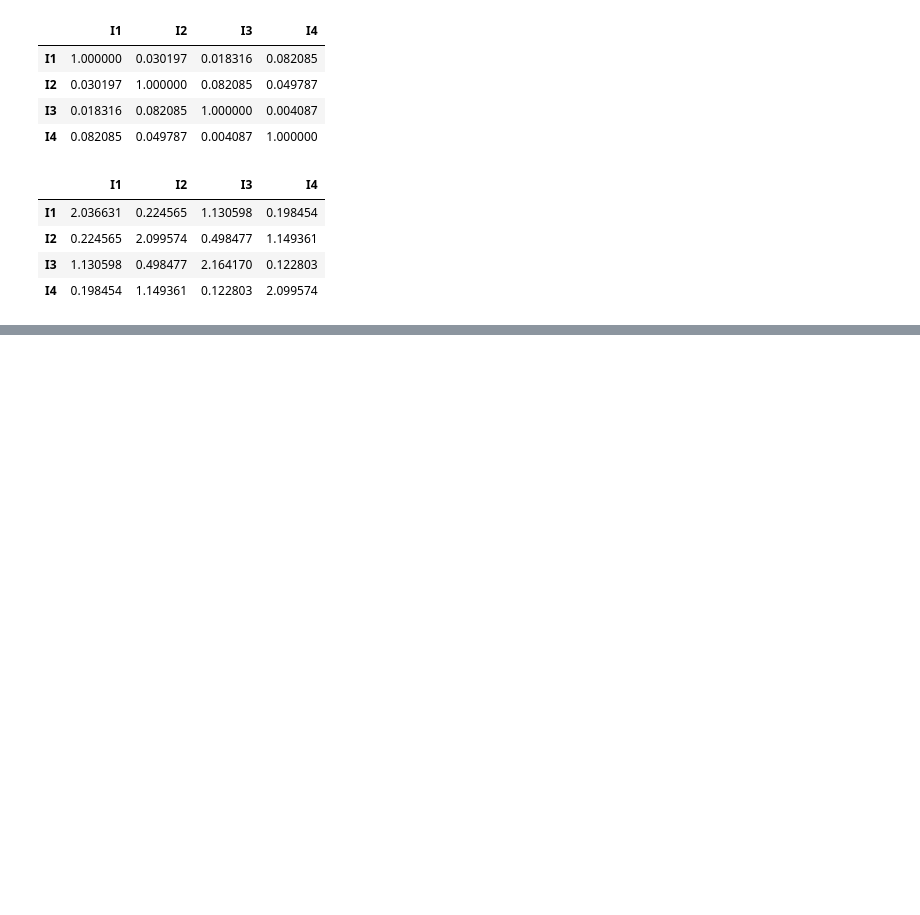
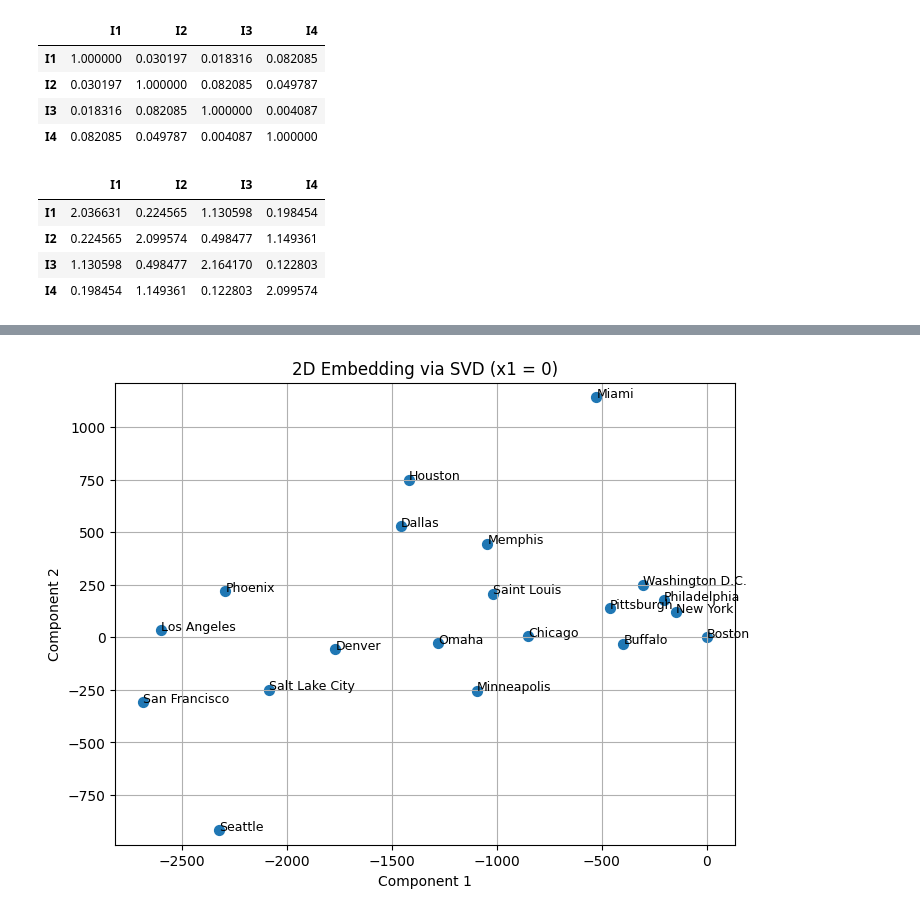
Before and after one commit to ivanearisty/obsidian, a Jupyter notebook: Classes + Uni/Machine Learning/Homework/Homework 3/hw3.ipynb, the cells around one changed output, grey strips where cells are left out. Cells and saved outputs as stored; diff of their text form; code cells hidden in the pictures; blank space fills up the shorter version.

```diff
--- a/Classes + Uni/Machine Learning/Homework/Homework 3/hw3.ipynb
+++ b/Classes + Uni/Machine Learning/Homework/Homework 3/hw3.ipynb
@@ -116,0 +143,22 @@ K_shift_df
+# %%
+G = 0.5 * (d[:, None] + d[None, :] - D2)
+# %%
+U, S, Vt = svd(G)
+# %%
+U_k = U[:, :2]
+S_k = S[:2]
+# %%
+Z = U_k * np.sqrt(S_k)
+# %%
+plt.figure(figsize=(8, 6))
+plt.scatter(Z[:, 0], Z[:, 1], s=50)
+for i, city in enumerate(cities):
+    plt.text(Z[i, 0], Z[i, 1], city, fontsize=9)
+plt.title('2D Embedding via SVD (x1 = 0)')
+plt.xlabel('Component 1')
+plt.ylabel('Component 2')
+plt.axis('equal')
+plt.grid(True)
+plt.show()
+# %% [output]
+[figure, added]
```
Also changed, not shown: parts of 4 cells of this notebook, 4 other files.
